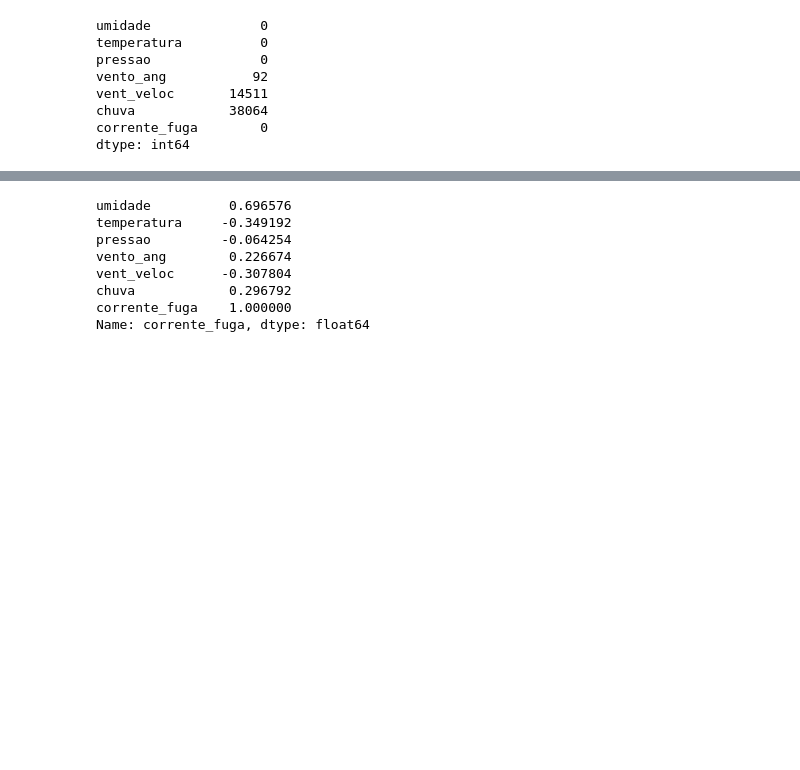
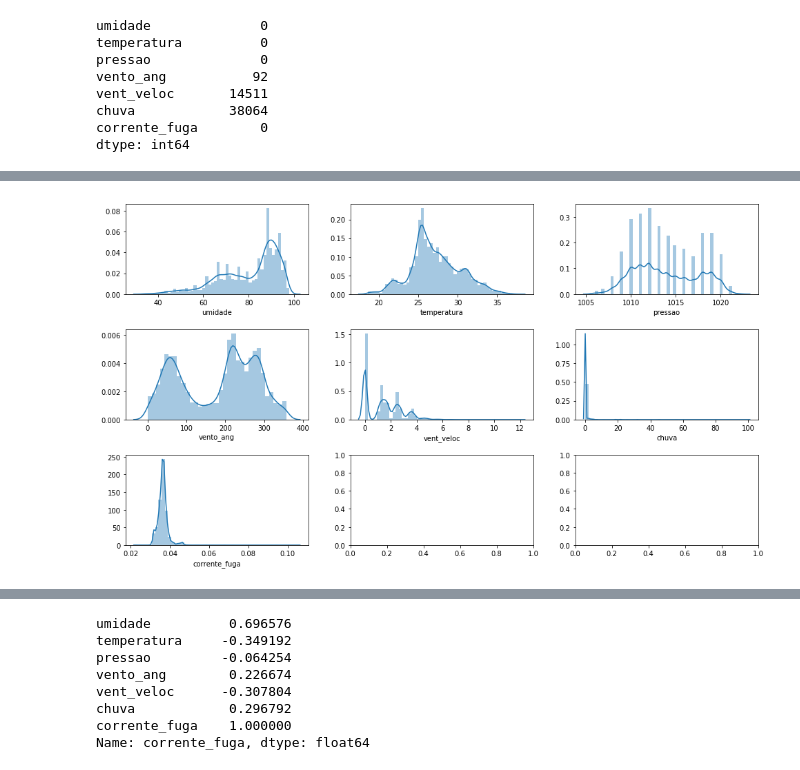
Before and after one commit to rhpinotti/pred_corr_fuga, a Jupyter notebook: predicao_correntes_fuga_jupyter.ipynb, the cells around one changed output, grey strips where cells are left out. Drawn from its saved outputs; the diff is of its cells as text; code cells hidden in the pictures; blank space fills up the shorter version.

```diff
--- a/predicao_correntes_fuga_jupyter.ipynb
+++ b/predicao_correntes_fuga_jupyter.ipynb
@@ -155,0 +115,19 @@ dtype: int64
+# %%
+def distplots_dataframe(df_analisado):
+    fig, ax = plt.subplots(3, 3, figsize=(14,8))
+    #fig, ax = plt.subplots(1, 1, figsize=(14,8))
+    fig.tight_layout(pad=3.0)
+
+    sns.distplot(df_analisado.umidade, ax=ax[0,0])
+    sns.distplot(df_analisado.temperatura, ax=ax[0,1])
+    sns.distplot(df_analisado.pressao, ax=ax[0,2])
+    sns.distplot(df_analisado.vento_ang, ax=ax[1,0])
+    sns.distplot(df_analisado.vent_veloc, ax=ax[1,1])
+    sns.distplot(df_analisado.chuva, ax=ax[1,2])
+    sns.distplot(df_analisado.corrente_fuga, ax=ax[2,0])
+
+    plt.show()
+# %%
+distplots_dataframe(df)
+# %% [output]
+[figure, added]
```
Also changed, not shown: parts of 18 cells of this notebook.
